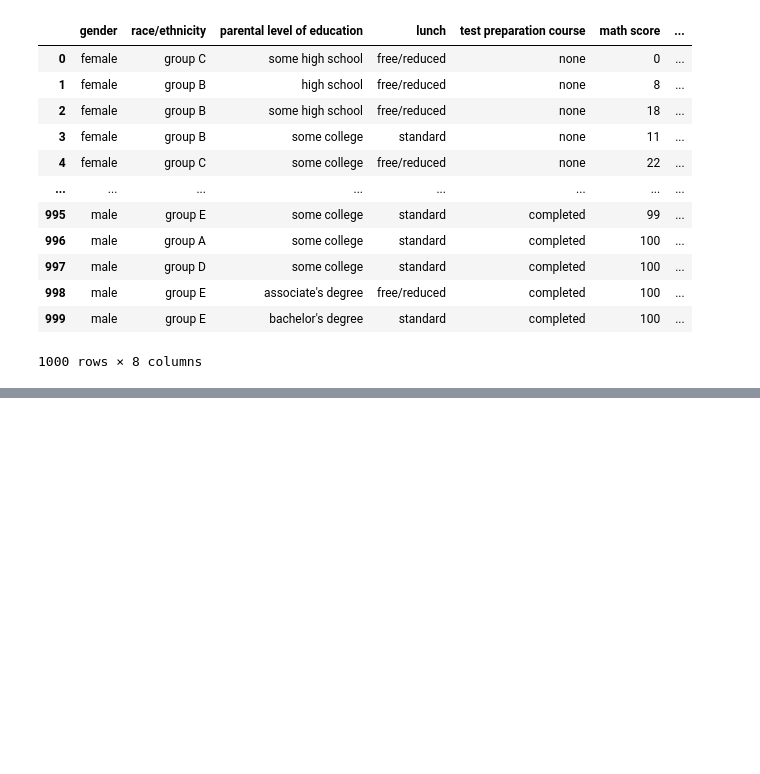
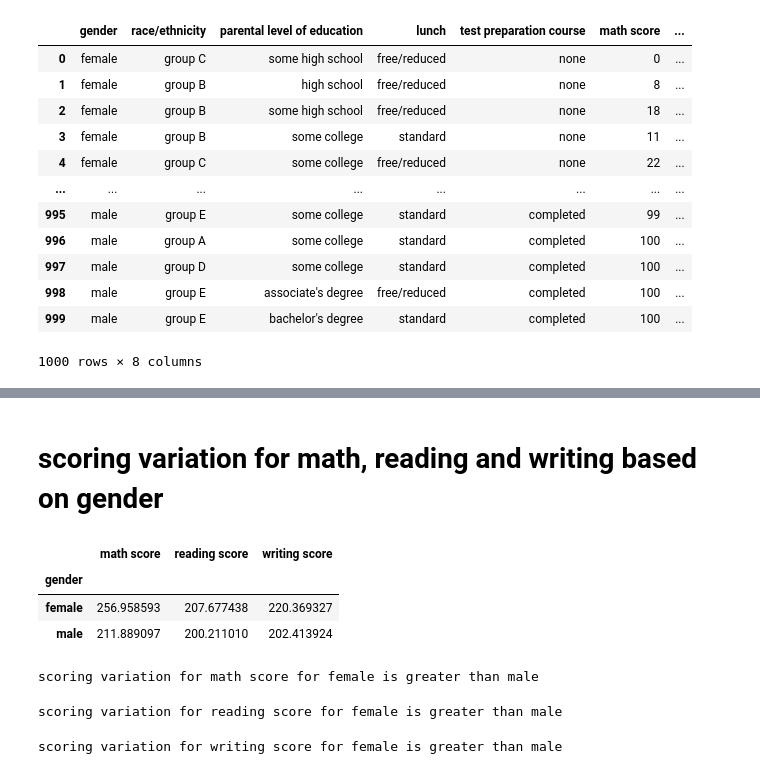
Before and after one commit to Syamkrishna123/Case-Study-02---Measures-of-Central-Tendency-and-Dispersion, a Jupyter notebook: case_study2.ipynb, the cells around one changed output, grey strips where cells are left out. Saved outputs shown, nothing was run; the diff lists cells and outputs as text; code cells hidden in the pictures; blank space fills up the shorter version.

```diff
--- a/case_study2.ipynb
+++ b/case_study2.ipynb
@@ -22,0 +106,31 @@ dt
+# %% [markdown]
+# scoring variation for math, reading and writing based on gender
+# %%
+dv= dt.groupby(['gender']).var()
+dv
+# %% [output]
+|  | math score | reading score | writing score |
+| gender |  |  |  |
+| female | 256.958593 | 207.677438 | 220.369327 |
+| male | 211.889097 | 200.211010 | 202.413924 |
+# %%
+if (dv.iloc[0,0]>dv.iloc[1,0]):
+    print('scoring variation for math score for female is greater than male')
+else:
+    print('scoring variation for math score for male is greater than female')
+# %% [output]
+scoring variation for math score for female is greater than male
+# %%
+if (dv.iloc[0,1]>dv.iloc[1,1]):
+    print('scoring variation for reading score for female is greater than male')
+else:
+    print('scoring variation for reading score for male is greater than female')
+# %% [output]
+scoring variation for reading score for female is greater than male
+# %%
+if (dv.iloc[0,2]>dv.iloc[1,2]):
+    print('scoring variation for writing score for female is greater than male')
+else:
+    print('scoring variation for writing score for male is greater than female')
+# %% [output]
+scoring variation for writing score for female is greater than male
```
Also changed, not shown: parts of 22 cells of this notebook.
